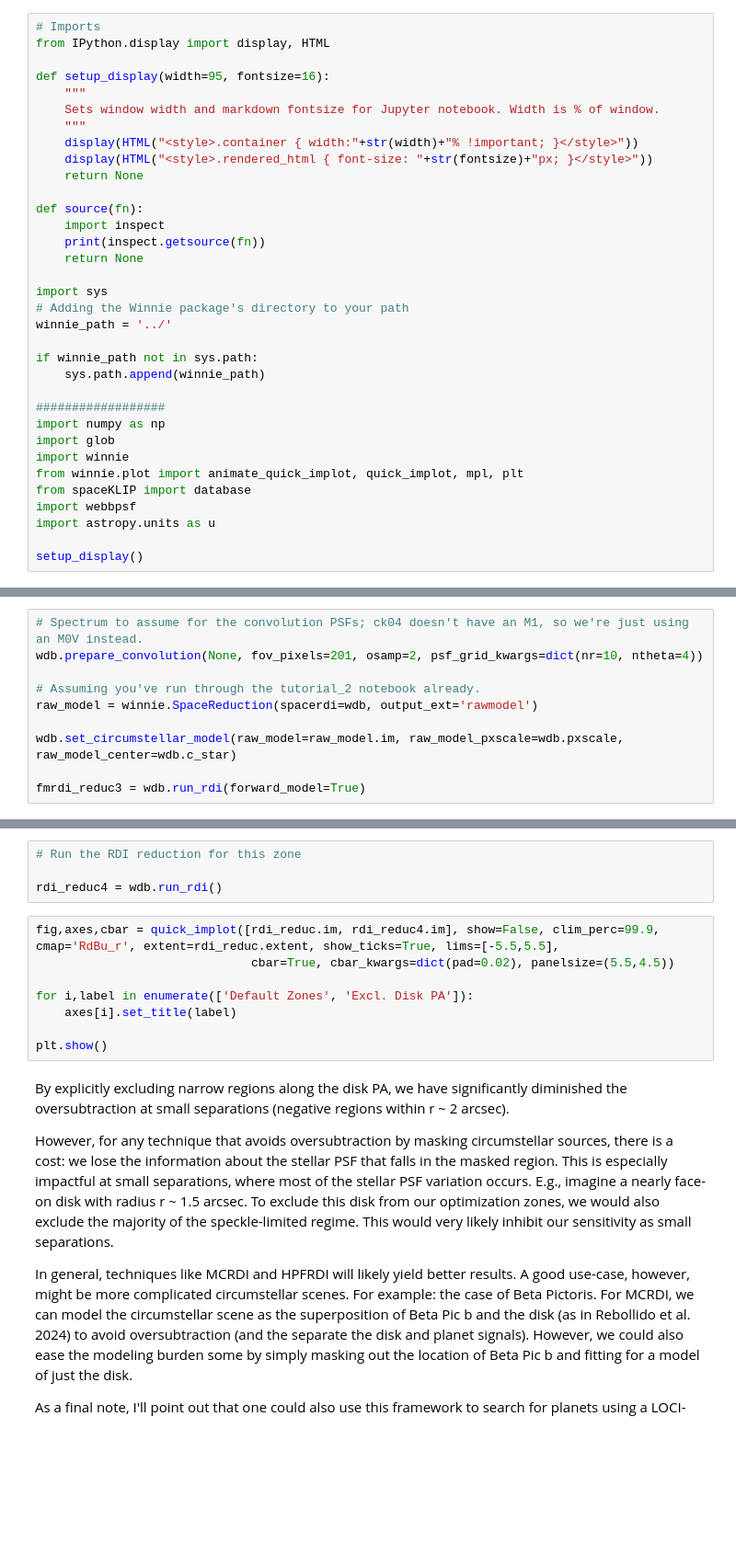
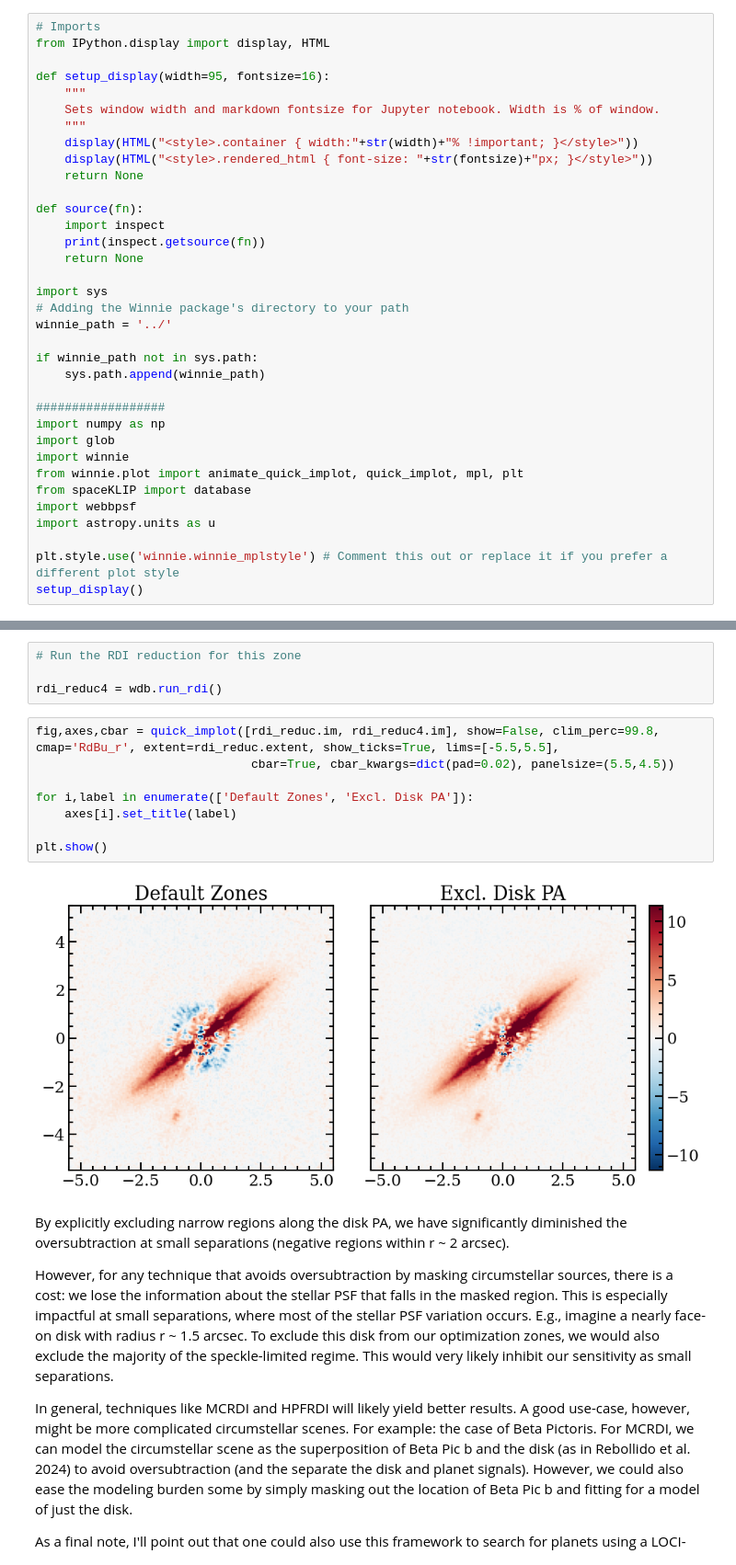
Before and after one commit to kdlawson/Winnie, a Jupyter notebook: tutorials/winnie_tutorial_4_optimization_and_subtraction_zones.ipynb, the cells around one changed output, grey strips where cells are left out. Shown at 92% size. Drawn from its saved outputs; the diff is of its cells as text; blank space fills up the shorter version.

```diff
--- a/tutorials/winnie_tutorial_4_optimization_and_subtraction_zones.ipynb
+++ b/tutorials/winnie_tutorial_4_optimization_and_subtraction_zones.ipynb
@@ -31,6 +31,7 @@ from spaceKLIP import database
 import webbpsf
 import astropy.units as u
 
+plt.style.use('winnie.winnie_mplstyle') # Comment this out or replace it if you prefer a different plot style
 setup_display()
 # %%
 # Prep the SpaceRDI object:
@@ -160,13 +206,3 @@ plt.show()
 # %% [markdown]
 **Forward modeling works exactly the same regardless of your choice of opt/sub zones (no matter how questionable)**
-# %%
-# Spectrum to assume for the convolution PSFs; ck04 doesn't have an M1, so we're just using an M0V instead.
-wdb.prepare_convolution(None, fov_pixels=201, osamp=2, psf_grid_kwargs=dict(nr=10, ntheta=4))
-
-# Assuming you've run through the tutorial_2 notebook already.
-raw_model = winnie.SpaceReduction(spacerdi=wdb, output_ext='rawmodel')
-
-wdb.set_circumstellar_model(raw_model=raw_model.im, raw_model_pxscale=wdb.pxscale, raw_model_center=wdb.c_star)
-
-fmrdi_reduc3 = wdb.run_rdi(forward_model=True)
 # %%
@@ -205,13 +255,15 @@ wdb.report_current_config(show_plots=True)
 
 rdi_reduc4 = wdb.run_rdi()
 # %%
-fig,axes,cbar = quick_implot([rdi_reduc.im, rdi_reduc4.im], show=False, clim_perc=99.9, cmap='RdBu_r', extent=rdi_reduc.extent, show_ticks=True, lims=[-5.5,5.5],
+fig,axes,cbar = quick_implot([rdi_reduc.im, rdi_reduc4.im], show=False, clim_perc=99.8, cmap='RdBu_r', extent=rdi_reduc.extent, show_ticks=True, lims=[-5.5,5.5],
                               cbar=True, cbar_kwargs=dict(pad=0.02), panelsize=(5.5,4.5))
 
 for i,label in enumerate(['Default Zones', 'Excl. Disk PA']):
     axes[i].set_title(label)
 
 plt.show()
+# %% [output]
+[figure, added]
 # %% [markdown]
 By explicitly excluding narrow regions along the disk PA, we have significantly diminished the oversubtraction at small separations (negative regions within r ~ 2 arcsec).
 
```
Also changed, not shown: parts of 12 cells of this notebook, 9 other files.
